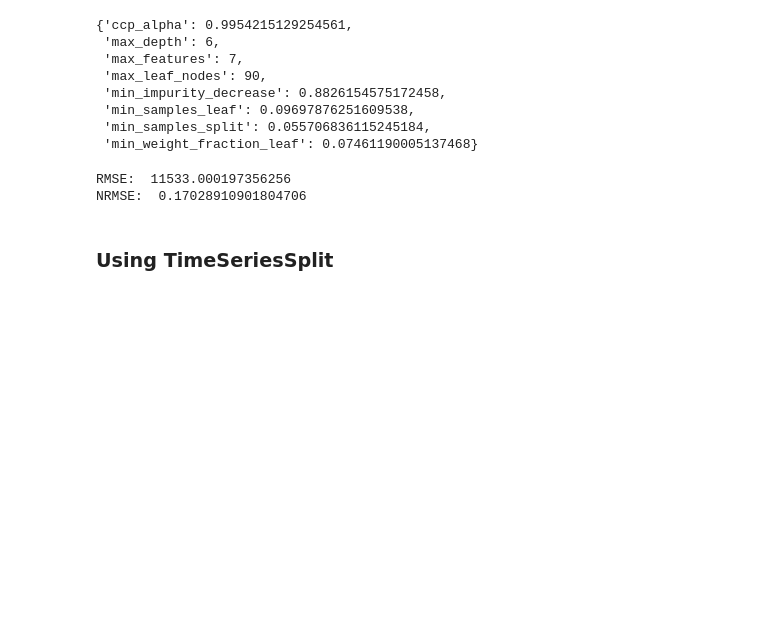
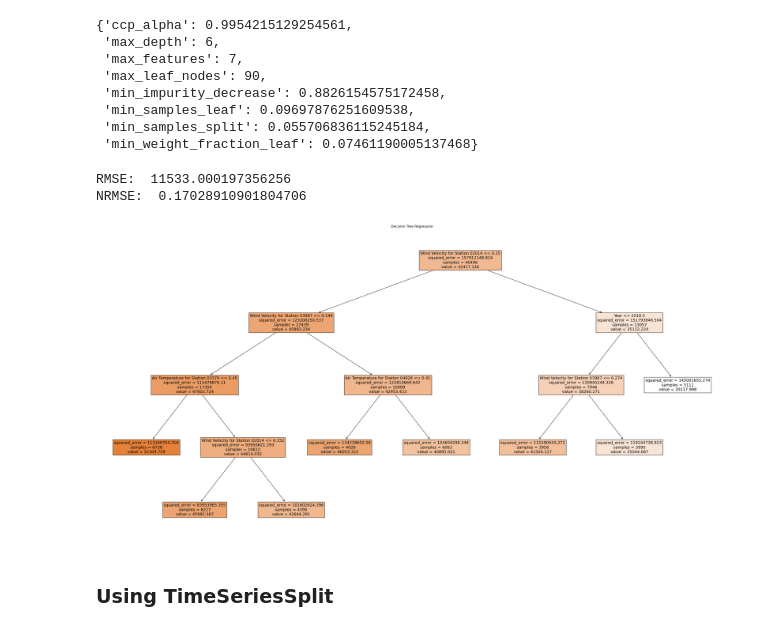
Before and after one commit to maxlautenbach/data-quadrat, a Jupyter notebook: _DecisionTree.ipynb, the cells around one changed output. Saved outputs shown, nothing was run; the diff lists cells and outputs as text; code cells hidden in the pictures; blank space fills up the shorter version.

Commit message:
Plots

```diff
--- a/_DecisionTree.ipynb
+++ b/_DecisionTree.ipynb
@@ -114,6 +115,17 @@ print("NRMSE: ", rmse / (y_test.max() - y_test.min()))
 # %% [output]
 RMSE:  11533.000197356256
 NRMSE:  0.17028910901804706
+# %%
+# Get the feature names as a list
+feature_names = list(X_train.columns)
+
+# Plot the Decision Tree
+plt.figure(figsize=(40,20))
+plot_tree(rf, filled=True, feature_names=feature_names, fontsize=14)
+plt.title("Decision Tree Regression", fontsize=20)
+plt.show()
+# %% [output]
+[figure, added]
 # %% [markdown]
 ### Using TimeSeriesSplit
 # %%
```
Also changed, not shown: parts of 10 cells of this notebook.
